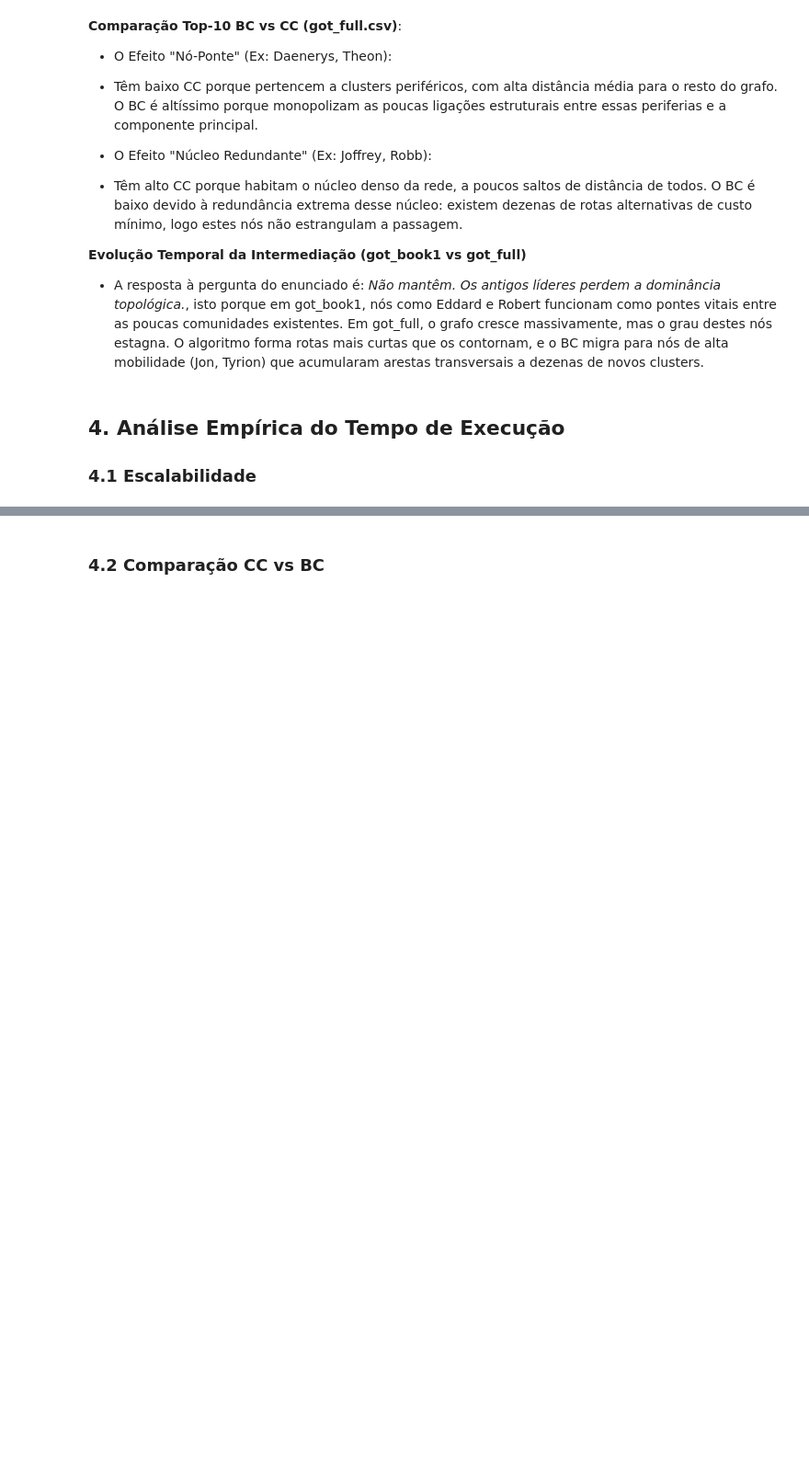
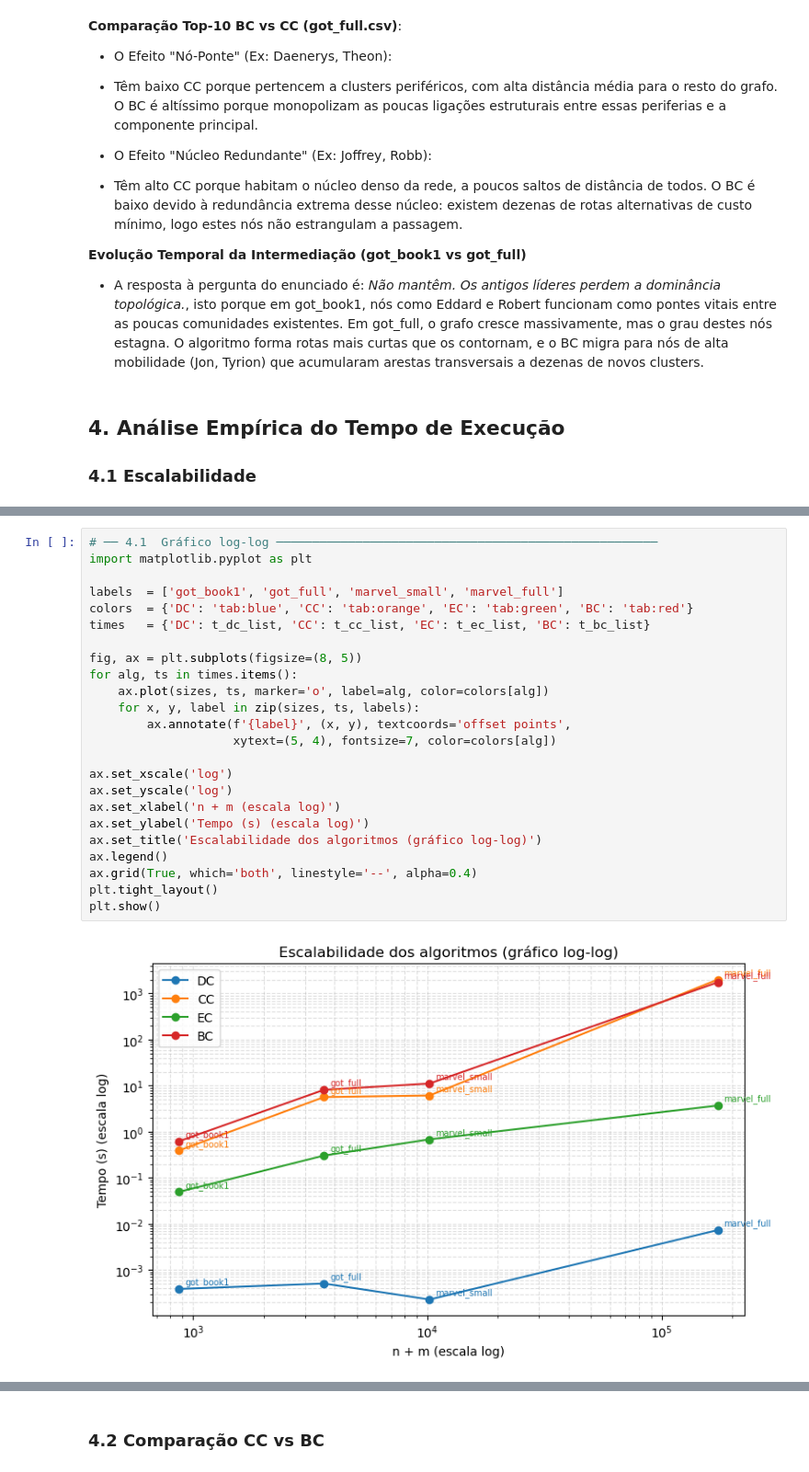
Before and after one commit to RafaSilva999/ProjetoDAA, a Jupyter notebook: ProjetoDAA.ipynb, the cells around one changed output, grey strips where cells are left out. Shown at 92% size. Cells and saved outputs as stored; diff of their text form; blank space fills up the shorter version.

```diff
--- a/ProjetoDAA.ipynb
+++ b/ProjetoDAA.ipynb
@@ -1097,3 +1139,29 @@ Processando marvel_full.csv...
+# %%
+# ── 4.1  Gráfico log-log ─────────────────────────────────────────────────────
+import matplotlib.pyplot as plt
+
+labels  = ['got_book1', 'got_full', 'marvel_small', 'marvel_full']
+colors  = {'DC': 'tab:blue', 'CC': 'tab:orange', 'EC': 'tab:green', 'BC': 'tab:red'}
+times   = {'DC': t_dc_list, 'CC': t_cc_list, 'EC': t_ec_list, 'BC': t_bc_list}
+
+fig, ax = plt.subplots(figsize=(8, 5))
+for alg, ts in times.items():
+    ax.plot(sizes, ts, marker='o', label=alg, color=colors[alg])
+    for x, y, label in zip(sizes, ts, labels):
+        ax.annotate(f'{label}', (x, y), textcoords='offset points',
+                    xytext=(5, 4), fontsize=7, color=colors[alg])
+
+ax.set_xscale('log')
+ax.set_yscale('log')
+ax.set_xlabel('n + m (escala log)')
+ax.set_ylabel('Tempo (s) (escala log)')
+ax.set_title('Escalabilidade dos algoritmos (gráfico log-log)')
+ax.legend()
+ax.grid(True, which='both', linestyle='--', alpha=0.4)
+plt.tight_layout()
+plt.show()
+# %% [output]
+[figure, added]
 # %% [markdown]
 **Ordenação dos tempos:** $T_{DC} \ll T_{EC} \ll T_{CC} \approx T_{BC}$, consistente com as complexidades:
 
```
Also changed, not shown: parts of 16 cells of this notebook.
